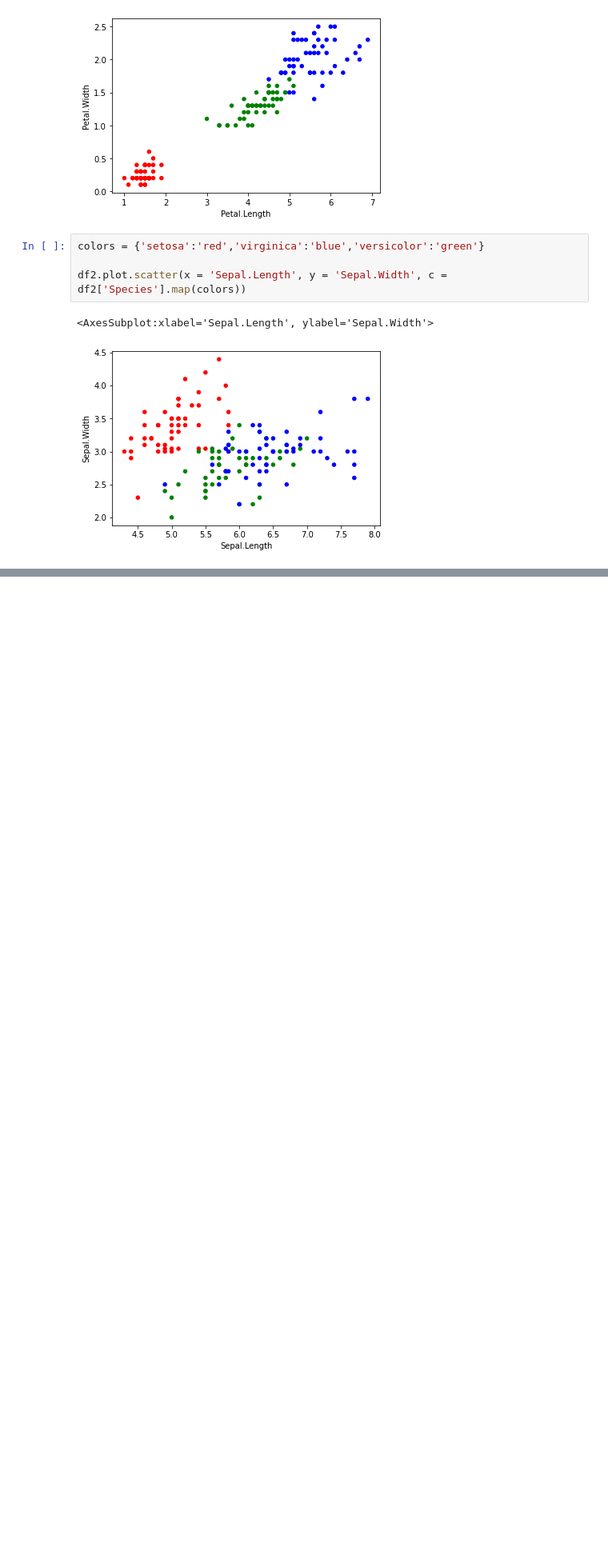
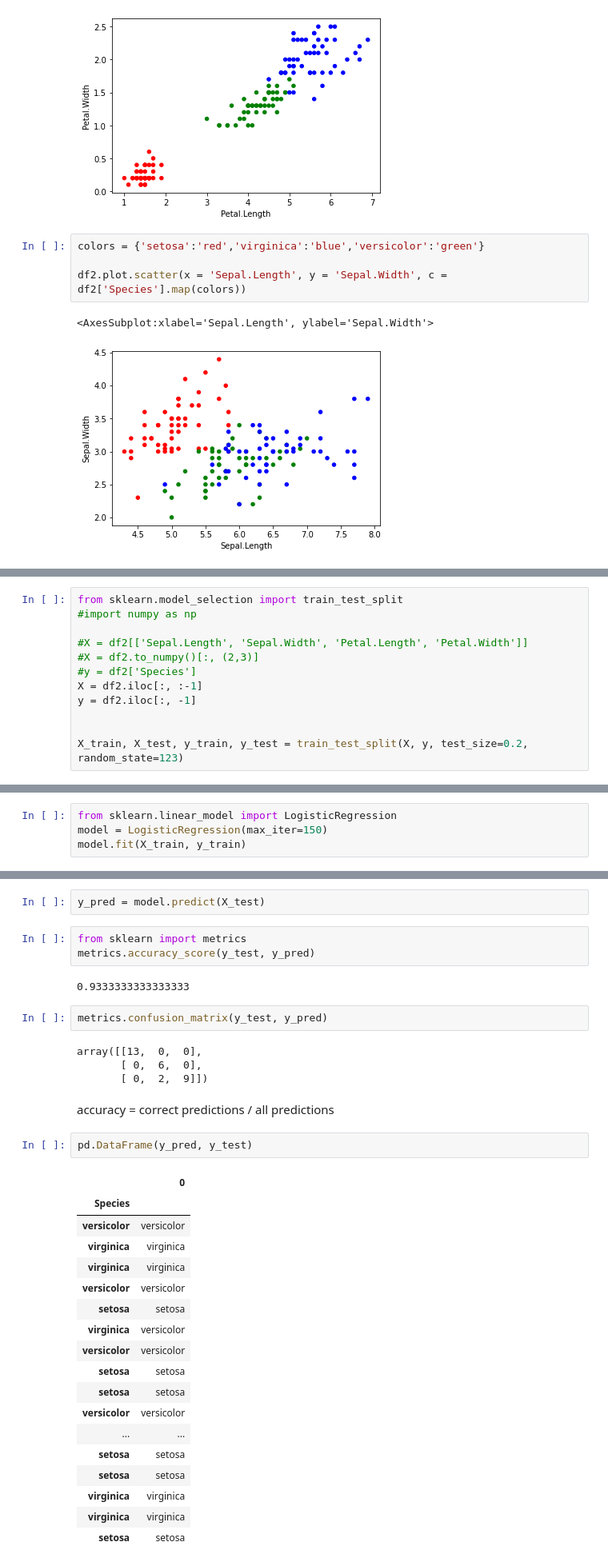
Before and after one commit to pradeep-isawasan/DataMiningPython, a Jupyter notebook: notebook.ipynb, the cells around one changed output, grey strips where cells are left out. Shown at 80% size. Saved outputs shown, nothing was run; the diff lists cells and outputs as text; blank space fills up the shorter version.

```diff
--- a/notebook.ipynb
+++ b/notebook.ipynb
@@ -228,0 +239,12 @@ df2.plot.scatter(x = 'Sepal.Length', y = 'Sepal.Width', c = df2['Species'].map(c
+# %%
+from sklearn.model_selection import train_test_split
+#import numpy as np
+
+#X = df2[['Sepal.Length', 'Sepal.Width', 'Petal.Length', 'Petal.Width']]
+#X = df2.to_numpy()[:, (2,3)]
+#y = df2['Species']
+X = df2.iloc[:, :-1]
+y = df2.iloc[:, -1]
+
+
+X_train, X_test, y_train, y_test = train_test_split(X, y, test_size=0.2, random_state=123)
@@ -228,0 +269,4 @@ df2.plot.scatter(x = 'Sepal.Length', y = 'Sepal.Width', c = df2['Species'].map(c
+# %%
+from sklearn.linear_model import LogisticRegression
+model = LogisticRegression(max_iter=150)
+model.fit(X_train, y_train)
@@ -228,0 +277,36 @@ df2.plot.scatter(x = 'Sepal.Length', y = 'Sepal.Width', c = df2['Species'].map(c
+# %%
+y_pred = model.predict(X_test)
+# %%
+from sklearn import metrics
+metrics.accuracy_score(y_test, y_pred)
+# %% [output]
+0.9333333333333333
+# %%
+metrics.confusion_matrix(y_test, y_pred)
+# %% [output]
+array([[13,  0,  0],
+       [ 0,  6,  0],
+       [ 0,  2,  9]])
+# %% [markdown]
+accuracy = correct predictions / all predictions
+# %%
+pd.DataFrame(y_pred, y_test)
+# %% [output]
+|  | 0 |
+| Species |  |
+| versicolor | versicolor |
+| virginica | virginica |
+| virginica | virginica |
+| versicolor | versicolor |
+| setosa | setosa |
+| virginica | versicolor |
+| versicolor | versicolor |
+| setosa | setosa |
+| setosa | setosa |
+| versicolor | versicolor |
+| ... | ... |
+| setosa | setosa |
+| setosa | setosa |
+| virginica | virginica |
+| virginica | virginica |
+| setosa | setosa |
```
Also changed, not shown: parts of 10 cells of this notebook, 5 other files.
